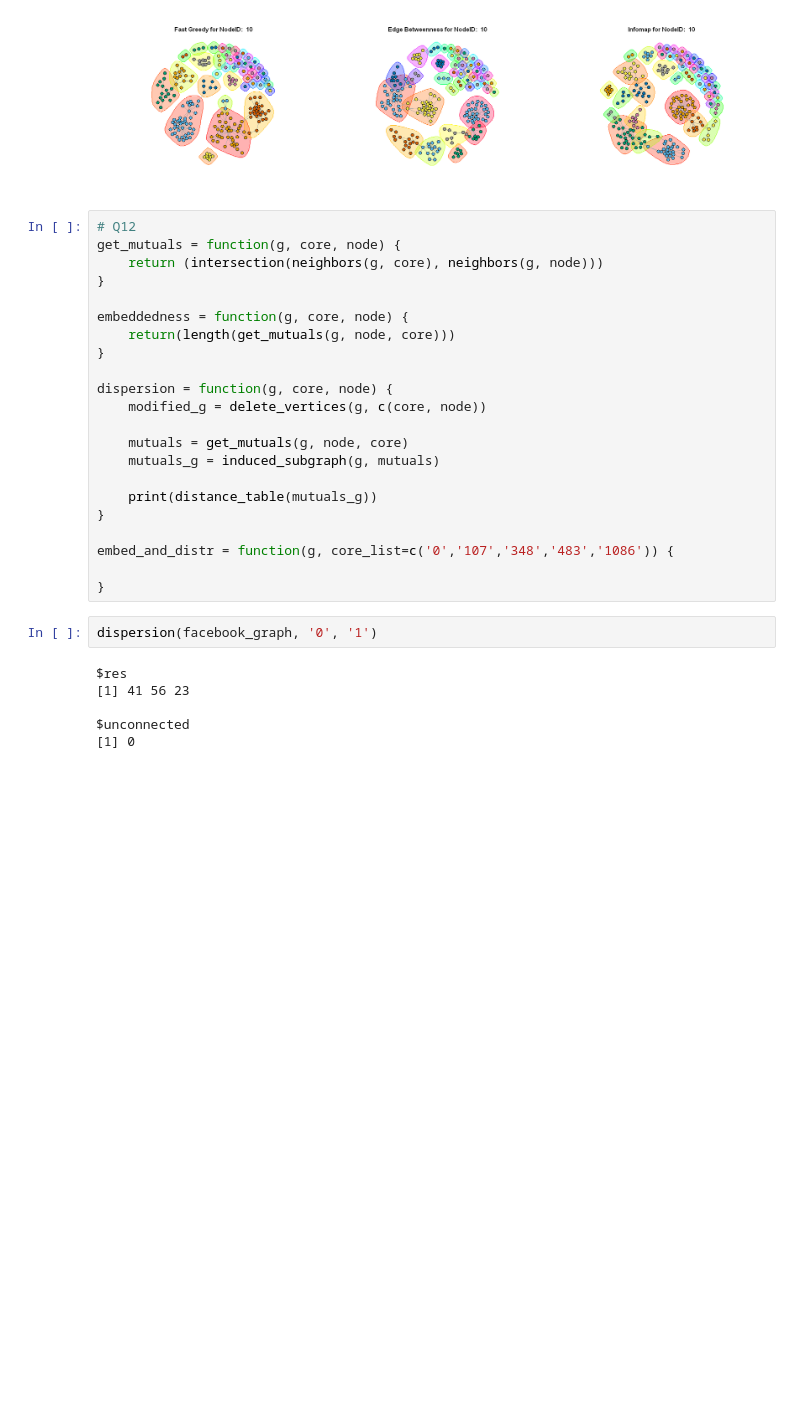
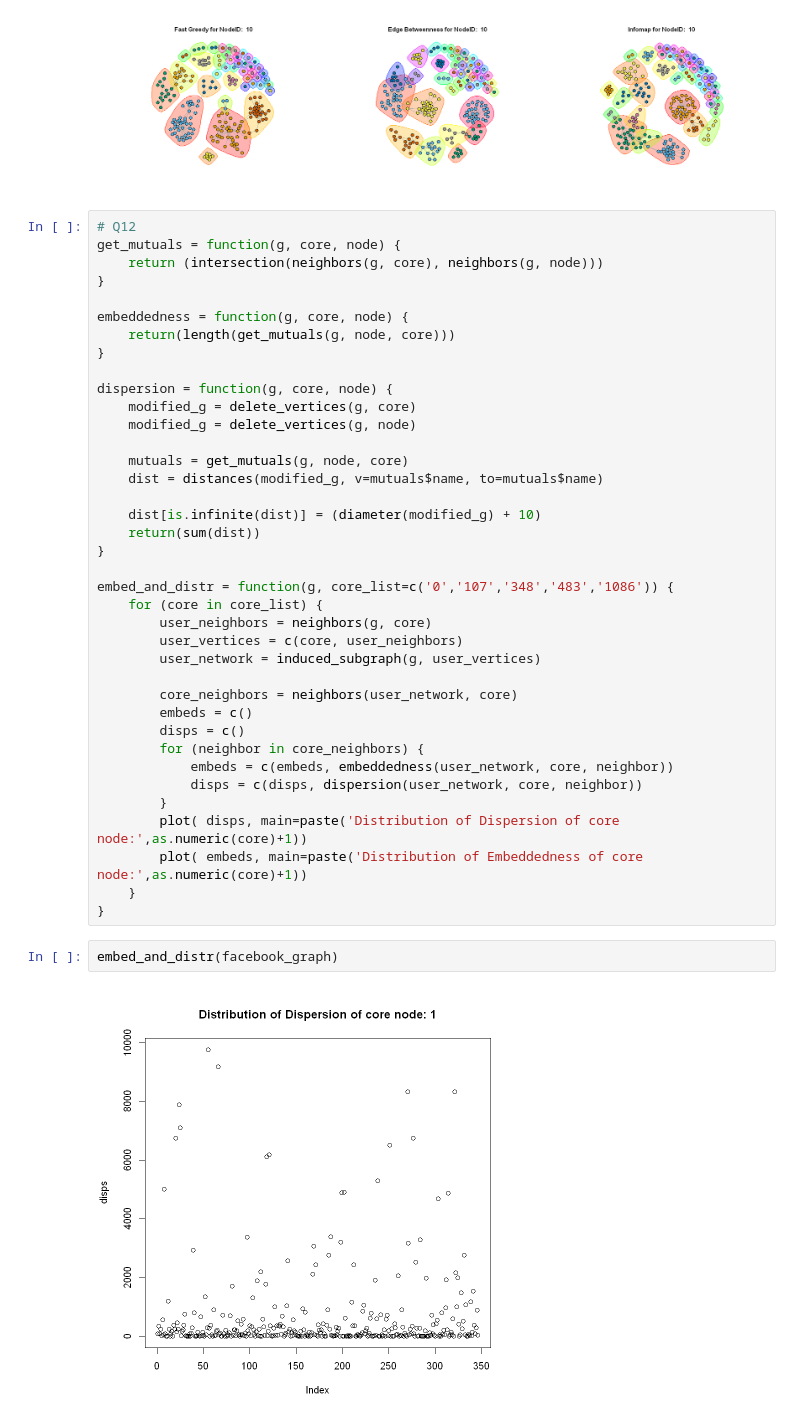
Before and after one commit to CapnSquirrel/ECE-232E, a Jupyter notebook: Project2/project2.ipynb, the cells around one changed output. Saved outputs shown, nothing was run; the diff lists cells and outputs as text; blank space fills up the shorter version.

```diff
--- a/Project2/project2.ipynb
+++ b/Project2/project2.ipynb
@@ -127,22 +139,34 @@ embeddedness = function(g, core, node) {
 }
 
 dispersion = function(g, core, node) {
-    modified_g = delete_vertices(g, c(core, node))
+    modified_g = delete_vertices(g, core)
+    modified_g = delete_vertices(g, node)
 
     mutuals = get_mutuals(g, node, core)
-    mutuals_g = induced_subgraph(g, mutuals)
+    dist = distances(modified_g, v=mutuals$name, to=mutuals$name)
 
-    print(distance_table(mutuals_g))
+    dist[is.infinite(dist)] = (diameter(modified_g) + 10)
+    return(sum(dist))
 }
 
 embed_and_distr = function(g, core_list=c('0','107','348','483','1086')) {
+    for (core in core_list) {
+        user_neighbors = neighbors(g, core)
+        user_vertices = c(core, user_neighbors)
+        user_network = induced_subgraph(g, user_vertices)
 
+        core_neighbors = neighbors(user_network, core)
+        embeds = c()
+        disps = c()
+        for (neighbor in core_neighbors) {
+            embeds = c(embeds, embeddedness(user_network, core, neighbor))
+            disps = c(disps, dispersion(user_network, core, neighbor))
+        }
+        plot( disps, main=paste('Distribution of Dispersion of core node:',as.numeric(core)+1))
+        plot( embeds, main=paste('Distribution of Embeddedness of core node:',as.numeric(core)+1))
+    }
 }
-# %%
-dispersion(facebook_graph, '0', '1')
-# %% [output]
-$res
-[1] 41 56 23
-
-$unconnected
-[1] 0
+# %%
+embed_and_distr(facebook_graph)
+# %% [output]
+[figure, added]
```
Also changed, not shown: parts of 2 cells of this notebook.
